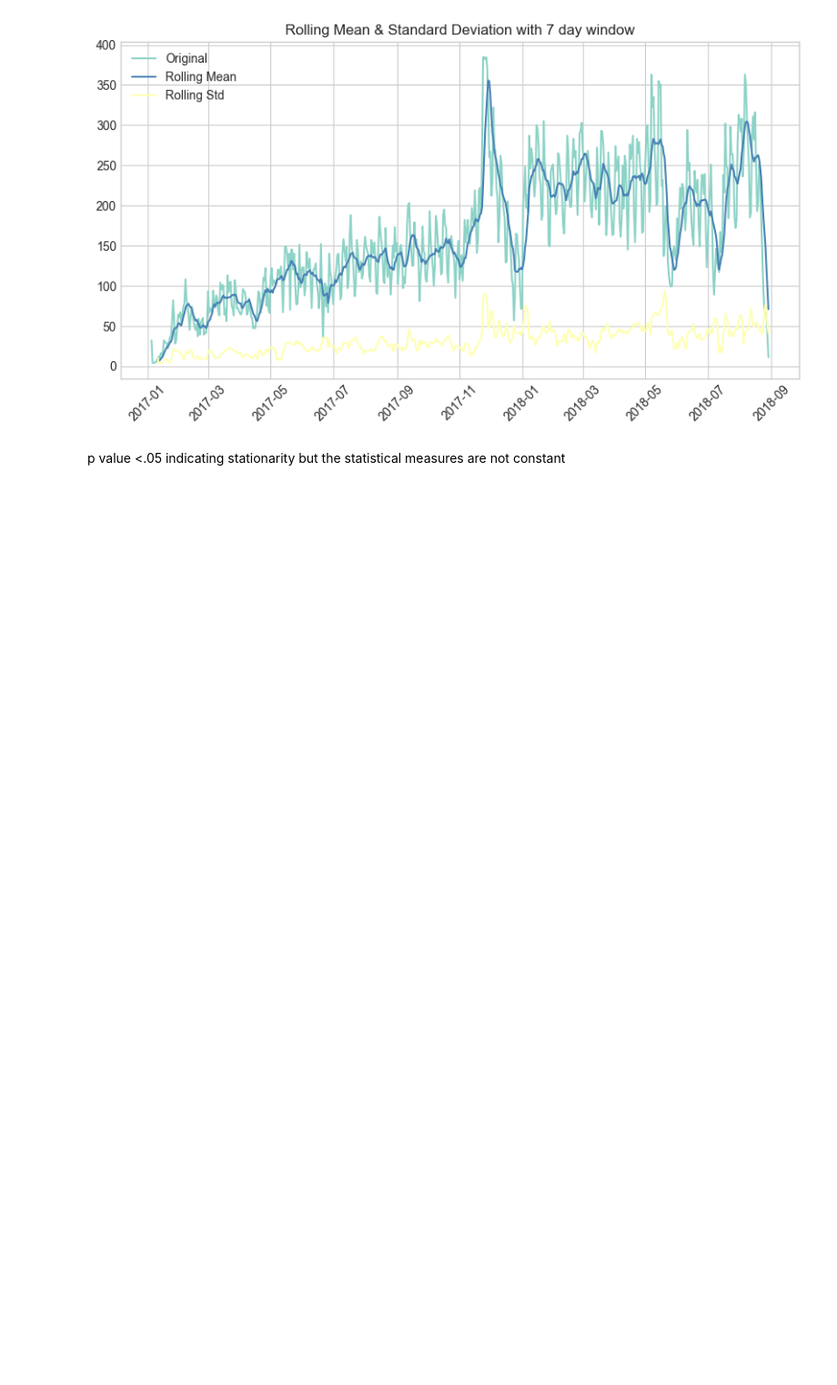
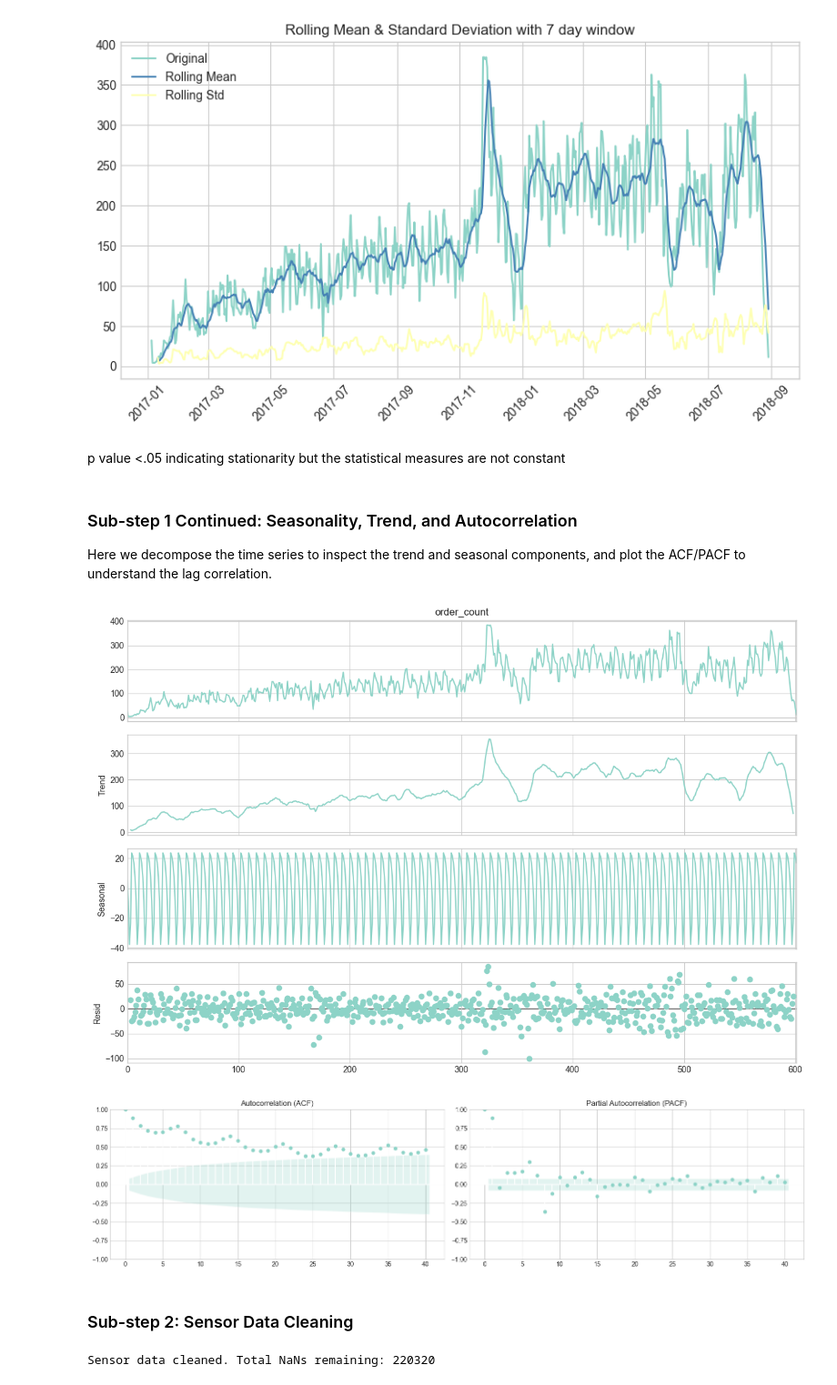
Before and after one commit to AbeKuriachan/week-8, a Jupyter notebook: monday/analysis.ipynb, the cells around one changed output. Shown at 91% size. Saved outputs shown, nothing was run; the diff lists cells and outputs as text; code cells hidden in the pictures; blank space fills up the shorter version.

```diff
--- a/monday/analysis.ipynb
+++ b/monday/analysis.ipynb
@@ -186,3 +186,46 @@ plt.show()
 [figure]
 # %% [markdown]
 p value <.05 indicating stationarity but the statistical measures are not constant
+# %% [markdown]
+### Sub-step 1 Continued: Seasonality, Trend, and Autocorrelation
+Here we decompose the time series to inspect the trend and seasonal components, and plot the ACF/PACF to understand the lag correlation.
+# %%
+from statsmodels.tsa.seasonal import seasonal_decompose
+from statsmodels.graphics.tsaplots import plot_acf, plot_pacf
+import matplotlib.pyplot as plt
+
+# Seasonal Decomposition (7-day weekly seasonality)
+decomposition = seasonal_decompose(orders_ts['order_count'], model='additive', period=7)
+fig = decomposition.plot()
+fig.set_size_inches(12, 8)
+plt.tight_layout()
+plt.show()
+
+# ACF and PACF plots
+fig, axes = plt.subplots(1, 2, figsize=(16, 4))
+plot_acf(orders_ts['order_count'], lags=40, ax=axes[0], title='Autocorrelation (ACF)')
+plot_pacf(orders_ts['order_count'], lags=40, ax=axes[1], title='Partial Autocorrelation (PACF)')
+plt.tight_layout()
+plt.show()
+# %% [output]
+[figure, added]
+[figure, added]
+# %% [markdown]
+### Sub-step 2: Sensor Data Cleaning
+# %%
+import pandas as pd
+
+def clean_sensor_data(df):
+    df = df.copy()
+    if 'timestamp' in df.columns:
+        df['timestamp'] = pd.to_datetime(df['timestamp'])
+        df = df.sort_values('timestamp').reset_index(drop=True)
+
+    df = df.ffill().bfill()
+    return df
+
+if 'sensor_df' in globals():
+    sensor_clean_df = clean_sensor_data(sensor_df)
+    print("Sensor data cleaned. Total NaNs remaining:", sensor_clean_df.isna().sum().sum())
+# %% [output]
+Sensor data cleaned. Total NaNs remaining: 220320
```
Also changed, not shown: parts of 9 cells of this notebook, 2 other files.
